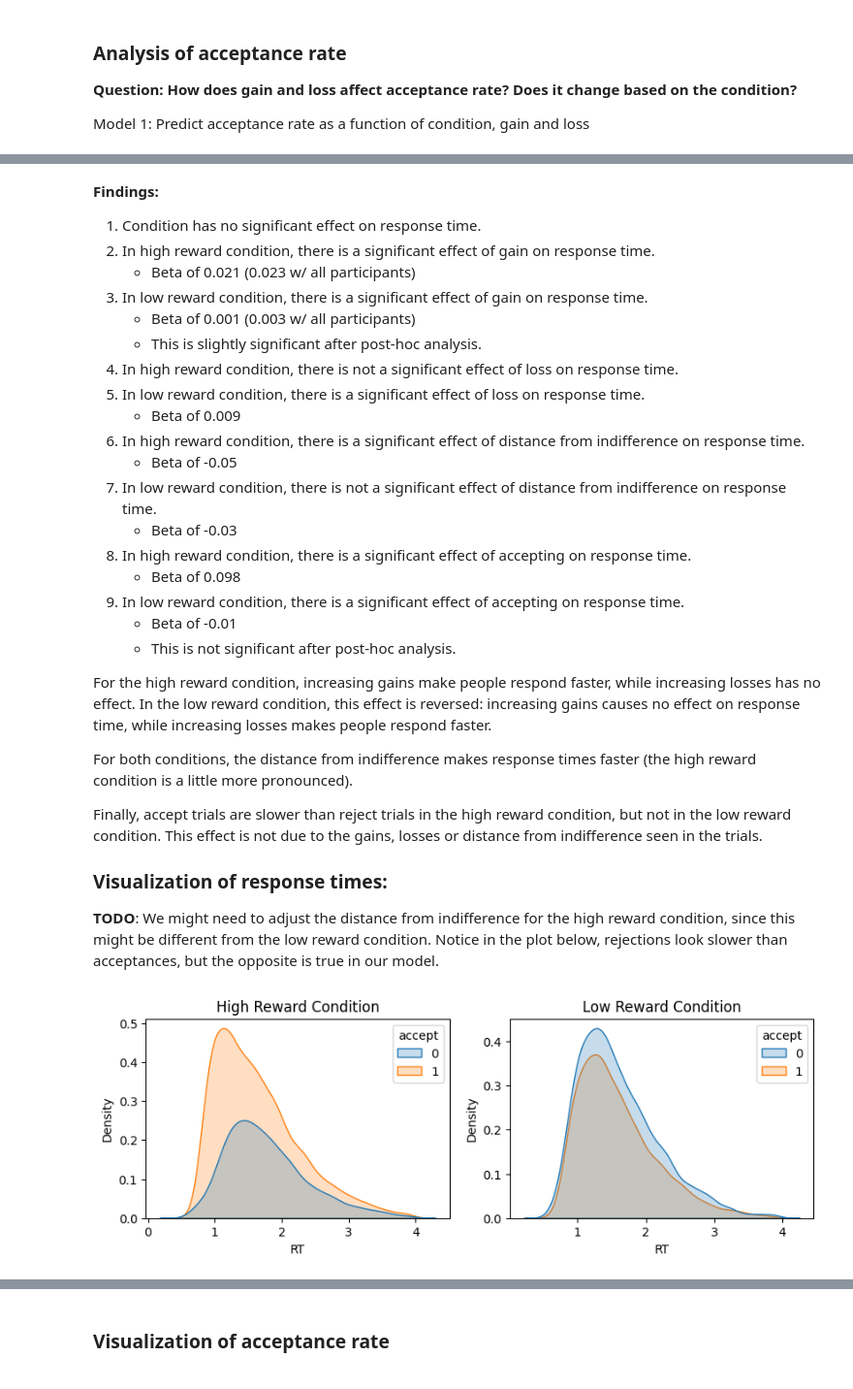
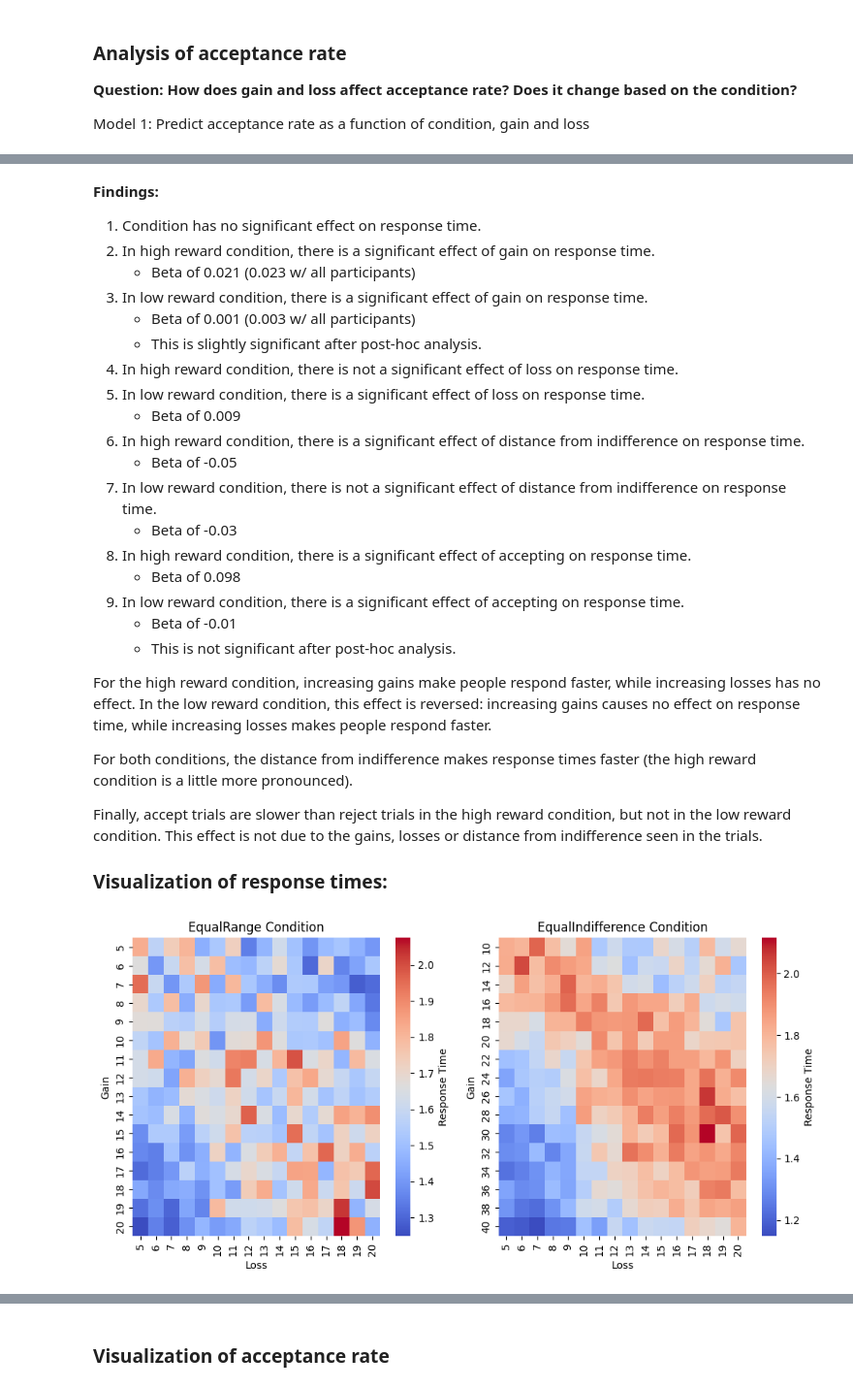
Before and after one commit to GusStgoReyes/riskyneuroarousal, a Jupyter notebook: notebooks/reproducible/1-behavior.ipynb, the cells around one changed output, grey strips where cells are left out. Shown at 97% size. Saved outputs shown, nothing was run; the diff lists cells and outputs as text; code cells hidden in the pictures.

Commit message:
cleaner reproducible and data

```diff
--- a/notebooks/reproducible/1-behavior.ipynb
+++ b/notebooks/reproducible/1-behavior.ipynb
@@ -93,12 +108,9 @@ After model comparison, we find that gain and loss interact with the condition.
 Model 2: Predict response time as a function of condition, gain, loss, distance from indifference and response.
 # %%
 equalIndiff_rows = data["condition"] == "equalIndifference"
-data.loc[equalIndiff_rows, "dist_from_indiff"] = np.abs(data[equalIndiff_rows]["gain"] - 1.5*data[equalIndiff_rows]["loss"]) / np.square(1 + 1.5**2)
+data.loc[equalIndiff_rows, "dist_from_indiff"] = np.abs(data[equalIndiff_rows]["gain"] - 1.8*data[equalIndiff_rows]["loss"]) / np.square(1 + 1.8**2)
 equalRange_rows = data["condition"] == "equalRange"
-data.loc[equalRange_rows, "dist_from_indiff"] = np.abs(data[equalRange_rows]["gain"] - 1*data[equalRange_rows]["loss"]) / np.square(1 + 1**2)
+data.loc[equalRange_rows, "dist_from_indiff"] = np.abs(data[equalRange_rows]["gain"] - 1.15*data[equalRange_rows]["loss"]) / np.square(1 + 1.15**2)
-# %%
-data["dist_from_indiff_high"] = np.abs(data["gain"] - 1.8*data["loss"]) / np.square(1 + 1.8**2)
-data["dist_from_indiff_low"] = np.abs(data["gain"] - 1.2*data["loss"]) / np.square(1 + 1.2**2)
 # %%
 %%R -i data
 # Is there an effect of accepting on response time between conditions? And if so, is this due to the gain and loss?
@@ -214,16 +209,21 @@ For both conditions, the distance from indifference makes response times faster
 Finally, accept trials are slower than reject trials in the high reward condition, but not in the low reward condition. This effect is not due to the gains, losses or distance from indifference seen in the trials.
 
 ### Visualization of response times:
-
-**TODO**: We might need to adjust the distance from indifference for the high reward condition, since this might be different from the low reward condition. Notice in the plot below, rejections look slower than acceptances, but the opposite is true in our model.
-# %%
-# For each condition, do a histogram of RT based on accept
-# Figure with two subplots, one for each condition
-fig, axs = plt.subplots(1, 2, figsize=(10, 3))
-sns.kdeplot(data=data.query('condition == "equalIndifference"'), fill = True, x='RT', hue='accept', ax=axs[0])
-sns.kdeplot(data=data.query('condition == "equalRange"'), fill = True, x='RT', hue='accept', ax=axs[1])
-axs[0].set_title('High Reward Condition')
-axs[1].set_title('Low Reward Condition')
-plt.show()
-# %% [output]
-[figure, removed]
+# %%
+# Two figures: Acceptance rate per condition
+fig, axs = plt.subplots(1, 2, figsize=(10, 5))
+hmap_data = data.query("condition == 'equalRange'").groupby(['gain', 'loss'])['RT'].mean().unstack()
+sns.heatmap(hmap_data, cmap='coolwarm', cbar_kws={'label': 'Response Time'}, ax = axs[0])
+axs[0].set_title("EqualRange Condition")
+axs[0].set_xlabel("Loss")
+axs[0].set_ylabel("Gain")
+
+hmap_data = data.query("condition == 'equalIndifference'").groupby(['gain', 'loss'])['RT'].mean().unstack()
+sns.heatmap(hmap_data, cmap='coolwarm', cbar_kws={'label': 'Response Time'}, ax = axs[1])
+axs[1].set_title("EqualIndifference Condition")
+axs[1].set_xlabel("Loss")
+axs[1].set_ylabel("Gain")
+plt.tight_layout()
+plt.show()
+# %% [output]
+[figure, added]
```
Also changed, not shown: parts of 16 cells of this notebook, 19 other files.
